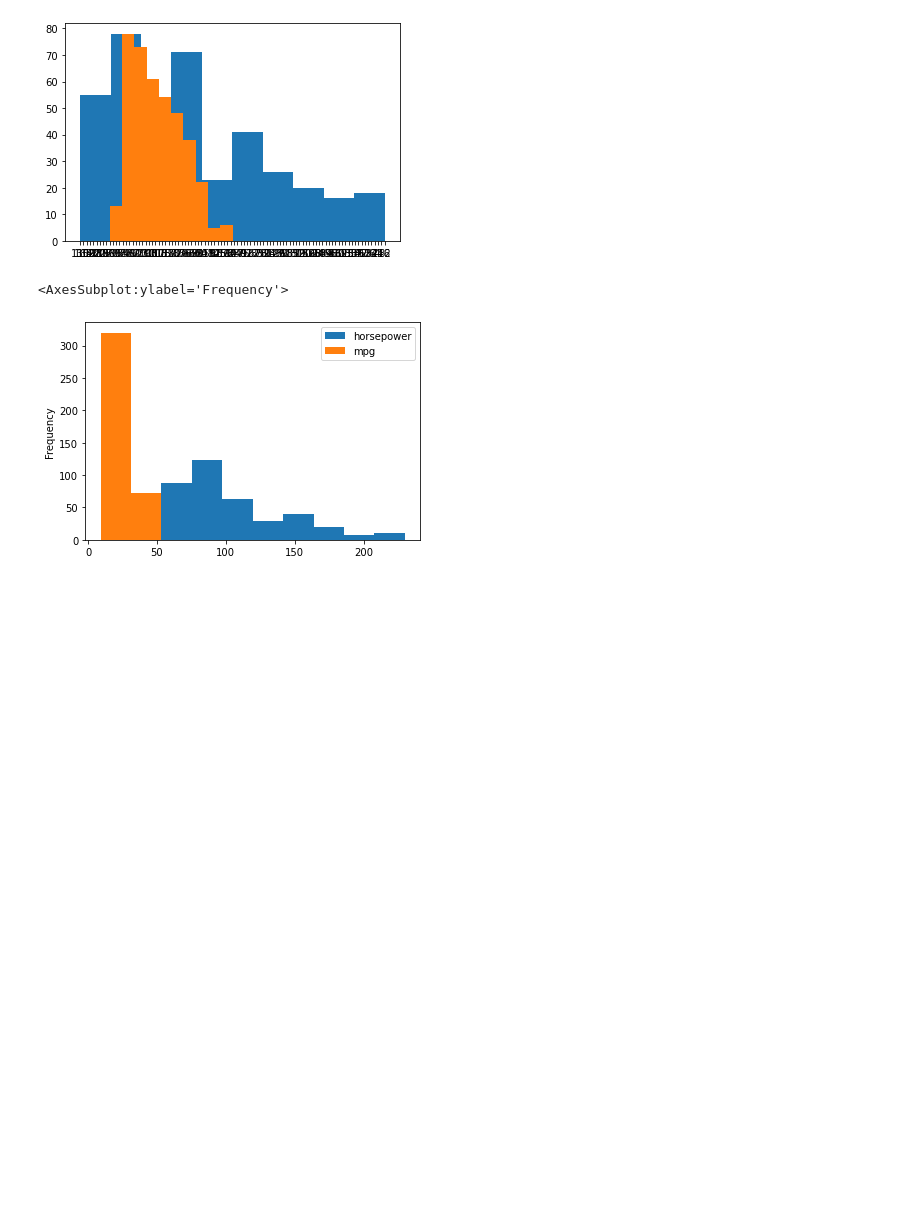
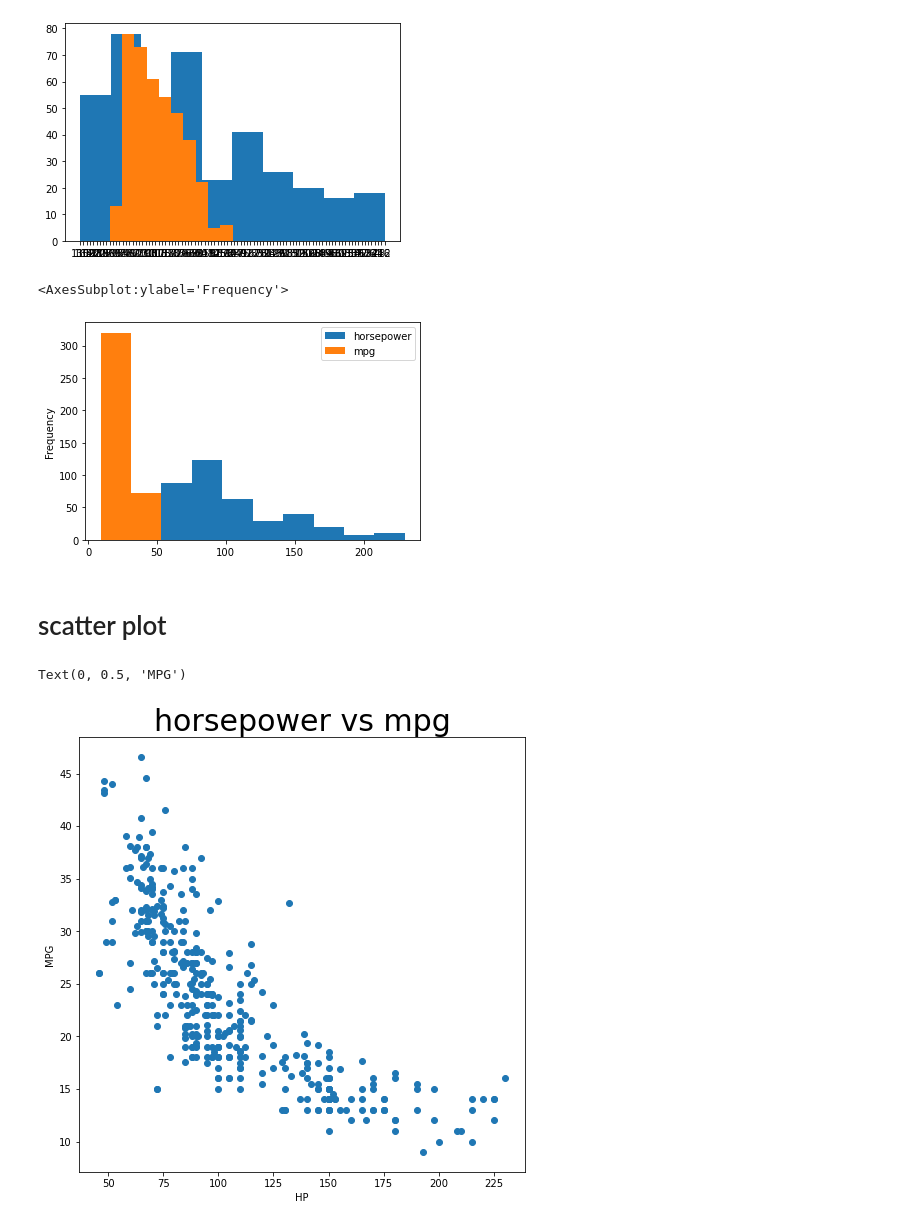
Before and after one commit to Syamkrishna123/python_datascience_libraries, a Jupyter notebook: datascience_matplotlib&Seaborn.ipynb, the cells around one changed output. Drawn from its saved outputs; the diff is of its cells as text; code cells hidden in the pictures; blank space fills up the shorter version.

```diff
--- a/datascience_matplotlib&Seaborn.ipynb
+++ b/datascience_matplotlib&Seaborn.ipynb
@@ -258,3 +258,14 @@ data1[['horsepower','mpg']].plot.hist()
 # %% [output]
 <AxesSubplot:ylabel='Frequency'>
 [figure]
+# %% [markdown]
+# scatter plot
+# %%
+plt.figure(figsize=(8,8))
+plt.scatter(data1['horsepower'],data1['mpg'])
+plt.title('horsepower vs mpg',fontsize=30)
+plt.xlabel('HP')
+plt.ylabel('MPG')
+# %% [output]
+Text(0, 0.5, 'MPG')
+[figure, added]
```
Also changed, not shown: parts of 4 cells of this notebook.
